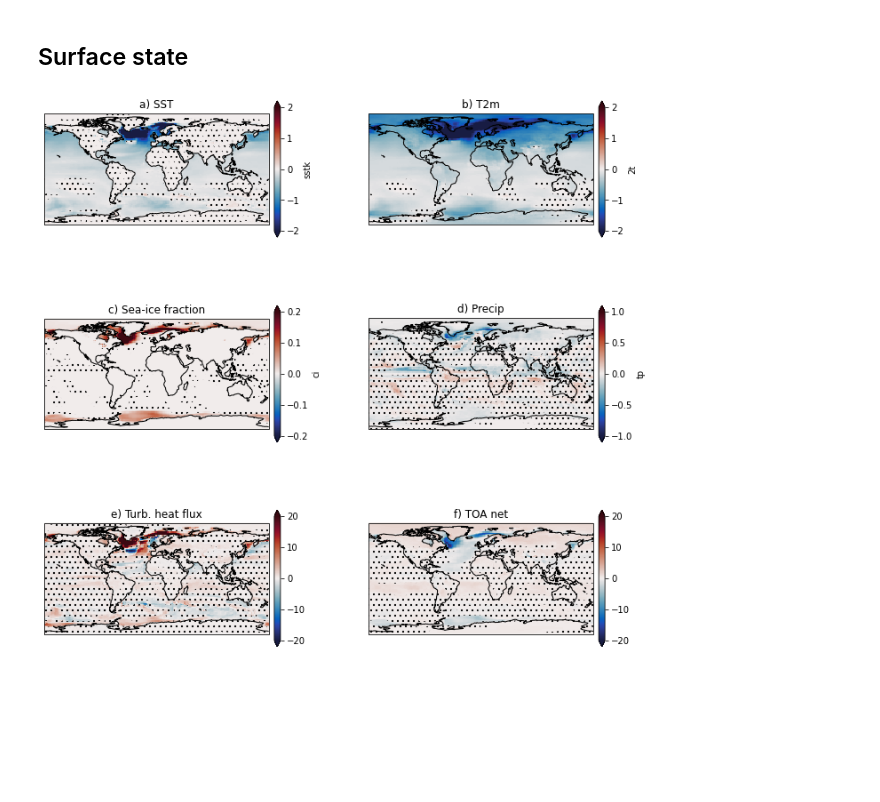
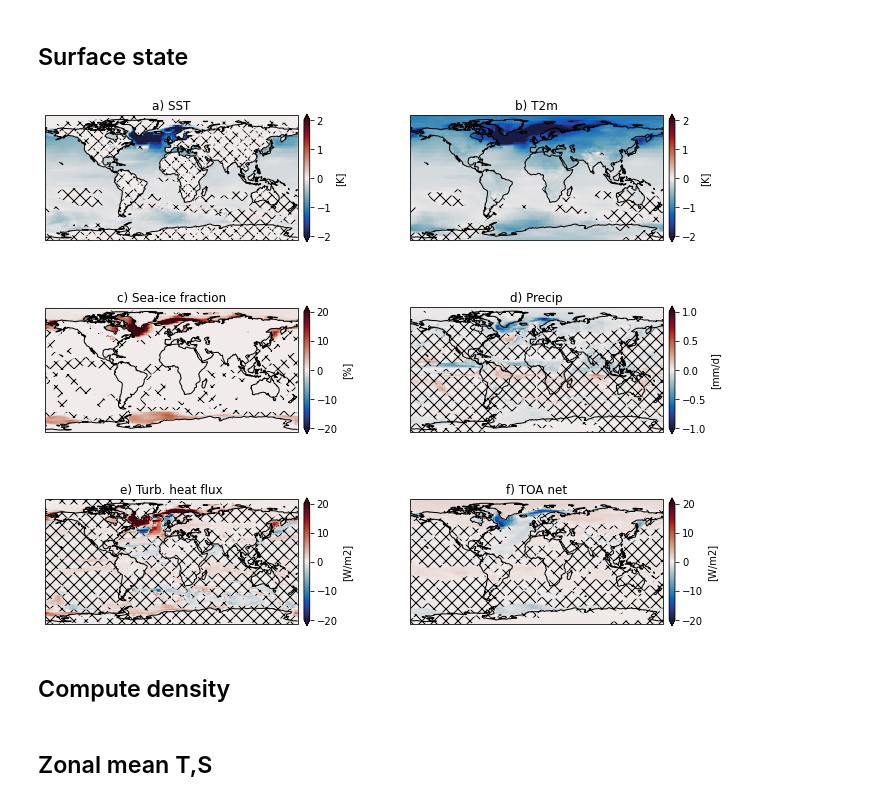
Before and after one commit to joakimkjellsson/kjellsson-park-2022, a Jupyter notebook: Mean-state_Cold_vs_Warm_phase.ipynb, the cells around one changed output. Saved outputs shown, nothing was run; the diff lists cells and outputs as text; code cells hidden in the pictures; blank space fills up the shorter version.

```diff
--- a/Mean-state_Cold_vs_Warm_phase.ipynb
+++ b/Mean-state_Cold_vs_Warm_phase.ipynb
@@ -61,0 +118,13 @@ for exp,time in zip(exp_list,time_list):
+# %%
+# NEMO monthly
+ds_orca_t_all = []
+for exp,time in zip(exp_list,time_list):
+    t = '/%s/%s/outdata/nemo/%s*1m*grid_T.nc' % (esmdir,exp,exp)
+    print(t)
+    #ds_t = xr.open_mfdataset(t,combine='by_coords',use_cftime=True).rename({'time_counter':'time'}).sel(time=time)
+    # This should be faster
+    ds_t = xr.open_mfdataset(t,combine='nested',
+                             concat_dim="time_counter",
+                             data_vars='minimal', coords='minimal', compat='override',
+                             parallel=True).rename({'time_counter':'time'}).sel(time=time)
+    ds_orca_t_all.append(ds_t)
@@ -65,0 +168,6 @@ def welch_ttest(x, y):
+# %%
+#periods = [slice('2000-01-01','2500-01-01'), slice('2580-01-01','3300-01-01'), slice('3350-01-01','3550-01-01')]
+#periods_yr = [slice(2000,2500), slice(2580,3300), slice(3350,3550)]
+periods = [slice('2000-01-01','2450-01-01'), slice('2550-01-01','3150-01-01'), slice('3300-01-01','3510-01-01')]
+periods_yr = [slice(2000,2450), slice(2550,3150), slice(3300,3551)]
+label = ['Phase1','Phase2','Phase3']
@@ -65,0 +376,7 @@ def welch_ttest(x, y):
+# %%
+fig, ax = plt.subplots(1,1, subplot_kw={'projection':ccrs.PlateCarree()})
+# draw 15% ice contours for both periods
+_ice1 = ice_list[1].where(lsm < 0.5)
+_ice1.plot.contour(ax=ax,levels=[0.15],colors='orange')
+#ice_list[0].plot.contour(ax=ax,levels=[0.15],colors='white')
+ax.coastlines()
@@ -72,7 +621,7 @@ prj = ccrs.PlateCarree()
 cmap = cmocean.cm.balance
 
 # Set up plot
-fig1, axs1 = plt.subplots(3,2,figsize=(12,12),subplot_kw={'projection':prj})
+fig1, axs1 = plt.subplots(3,2,figsize=(12,10),subplot_kw={'projection':prj})
 ax1 = axs1.flat
 
 i1 = 1
@@ -87,34 +636,42 @@ for i,v in enumerate(variables):
     scale = 1
     if v == 'sstk':
         vv = 'SST'
+        unit = 'K'
         vmax = 2
 
     elif v == '2t':
         vv = 'T2m'
+        unit = 'K'
         vmax = 2
 
     elif v == 'ci':
         vv = 'Sea-ice fraction'
-        vmax = 0.2
+        unit = '%'
+        scale = 100
+        vmax = 20
 
     elif v == 'tp':
         scale = 4000 # mm/d
         vv = 'Precip'
+        unit = 'mm/d'
         vmax = 1
 
     elif v == 'msl':
         scale = 0.01
         vv = 'MSLP'
+        unit = 'hPa'
         vmax = 1
 
     elif v == 'ssf':
         scale = 1./(6 * 60 * 60)
         vv = 'Turb. heat flux'
+        unit = 'W/m2'
         vmax = 20
 
     elif v == 'toa':
         scale = 1./(6 * 60 * 60)
         vv = 'TOA net'
+        unit = 'W/m2'
         vmax = 20
 
     if v == 'ssf':
@@ -140,34 +697,36 @@ for i,v in enumerate(variables):
     else:
         data1 = ds_sfc_all[i1][v].groupby('time.year').mean('time').compute() * scale
         data2 = ds_sfc_all[i2][v].groupby('time.year').mean('time').compute() * scale
 
     mean_diff = data1.mean('year') - data2.mean('year')
 
     # Welch T-test
     # Probability that two sets of annual means have same mean (not assuming same variance)
     # First make data2 with same time axis so that xarray does not complain
     _data2 = data2.copy()
     _data2['year'] = data1['year']
     pval  = xr.apply_ufunc(welch_ttest,
                            data1, _data2,
                            vectorize=True, dask='parallelized',
                            input_core_dims=[['year'], ['year']],
                            output_dtypes=['d']).compute()
 
-    ckw = {'shrink':0.8, 'pad':0.02, 'extend':'both'} #, 'label':'SST [K]'}
+    ckw = {'shrink':0.8, 'pad':0.02, 'extend':'both', 'label':'[%s]' % (unit,)}
     mean_diff.plot(ax=ax1[i],cmap=cmap,vmin=-vmax,vmax=vmax,cbar_kwargs=ckw,rasterized=True)
 
     # Plot dots where probability > 5%
     pval.plot.contourf(ax=ax1[i],levels=(0, 0.05,1.), transform=ccrs.PlateCarree(),
-                       colors='none', hatches=(None, '..'),
+                       colors='none', hatches=(None, 'xx'),
                        add_colorbar=False)
 
     ax1[i].set_title('%s) %s' % (letters[i],vv))
 
 for ax in ax1:
     ax.coastlines()
 
 fig1.tight_layout()
-fig1.savefig('Fig5_warm_vs_cold.pdf',format='pdf')
+fig1.savefig('figures/Fig_warm_vs_cold.pdf',format='pdf')
 # %% [output]
-[figure, old version]
+[figure, new version]
+# %% [markdown]
+## Compute density
@@ -173,0 +790,2 @@ fig1.savefig('Fig5_warm_vs_cold.pdf',format='pdf')
+# %% [markdown]
+## Zonal mean T,S
```
Also changed, not shown: parts of 41 cells of this notebook, 15 other files.
